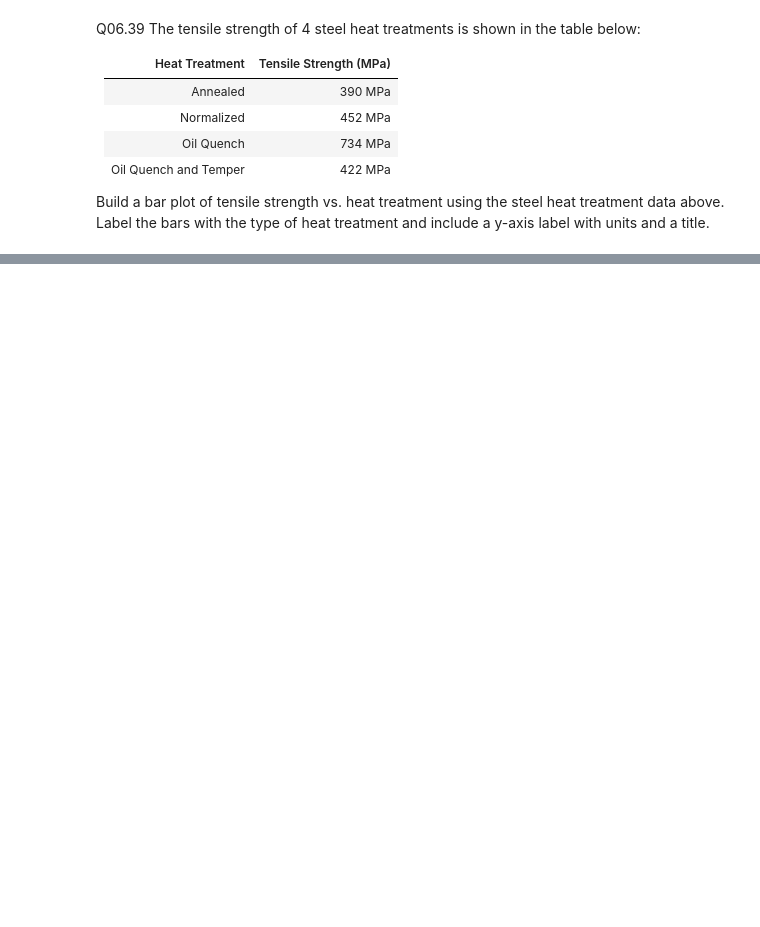
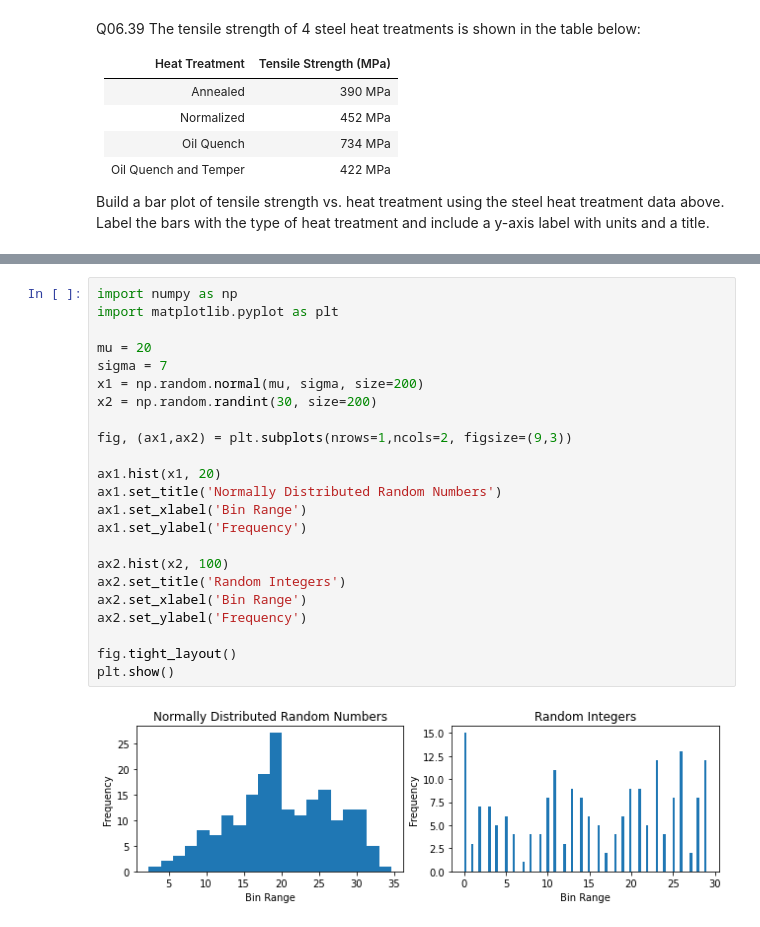
Before and after one commit to ProfessorKazarinoff/Problem-Solving-with-Python-38-Edition-Answer-Key, a Jupyter notebook: 06.18-Review-Questions-Answer-Key.ipynb, the cells around one changed output, grey strips where cells are left out. Drawn from its saved outputs; the diff is of its cells as text; blank space fills up the shorter version.

```diff
--- a/06.18-Review-Questions-Answer-Key.ipynb
+++ b/06.18-Review-Questions-Answer-Key.ipynb
@@ -478,0 +527,25 @@
+# %%
+import numpy as np
+import matplotlib.pyplot as plt
+
+mu = 20
+sigma = 7
+x1 = np.random.normal(mu, sigma, size=200)
+x2 = np.random.randint(30, size=200)
+
+fig, (ax1,ax2) = plt.subplots(nrows=1,ncols=2, figsize=(9,3))
+
+ax1.hist(x1, 20)
+ax1.set_title('Normally Distributed Random Numbers')
+ax1.set_xlabel('Bin Range')
+ax1.set_ylabel('Frequency')
+
+ax2.hist(x2, 100)
+ax2.set_title('Random Integers')
+ax2.set_xlabel('Bin Range')
+ax2.set_ylabel('Frequency')
+
+fig.tight_layout()
+plt.show()
+# %% [output]
+[figure, added]
```
Also changed, not shown: parts of 27 cells of this notebook.
